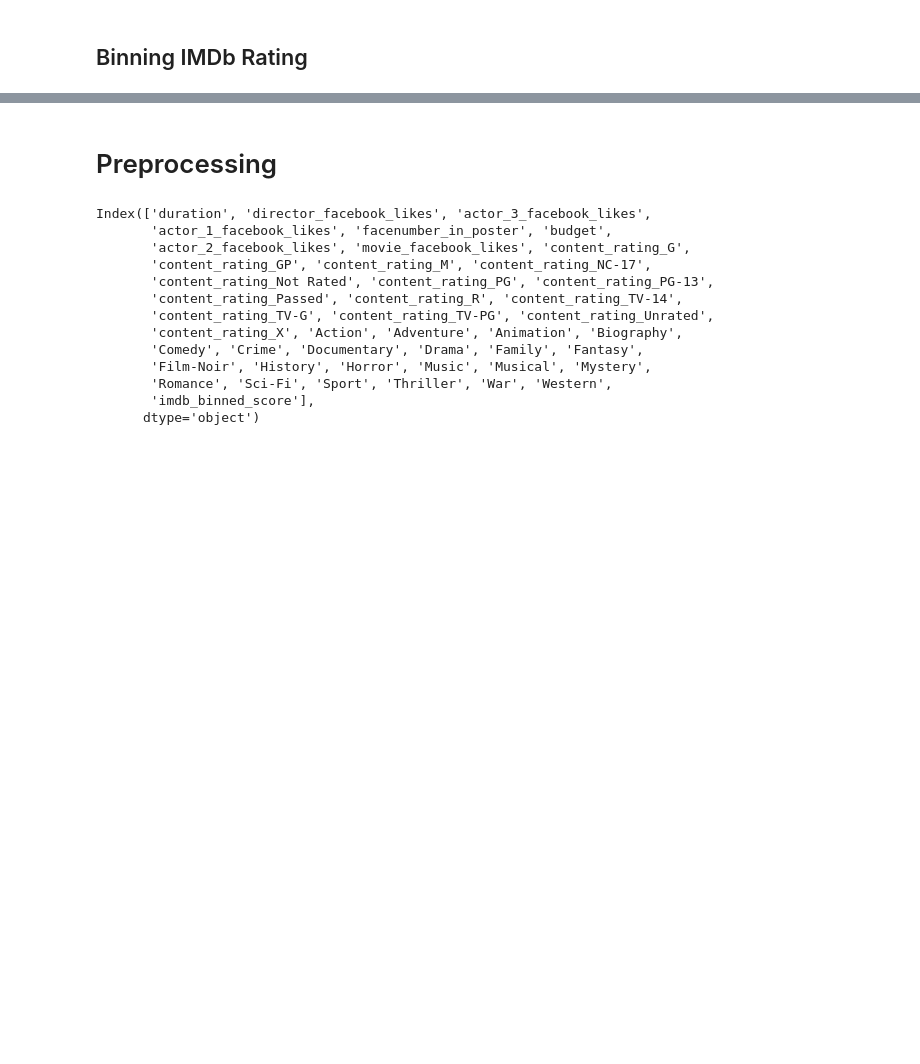
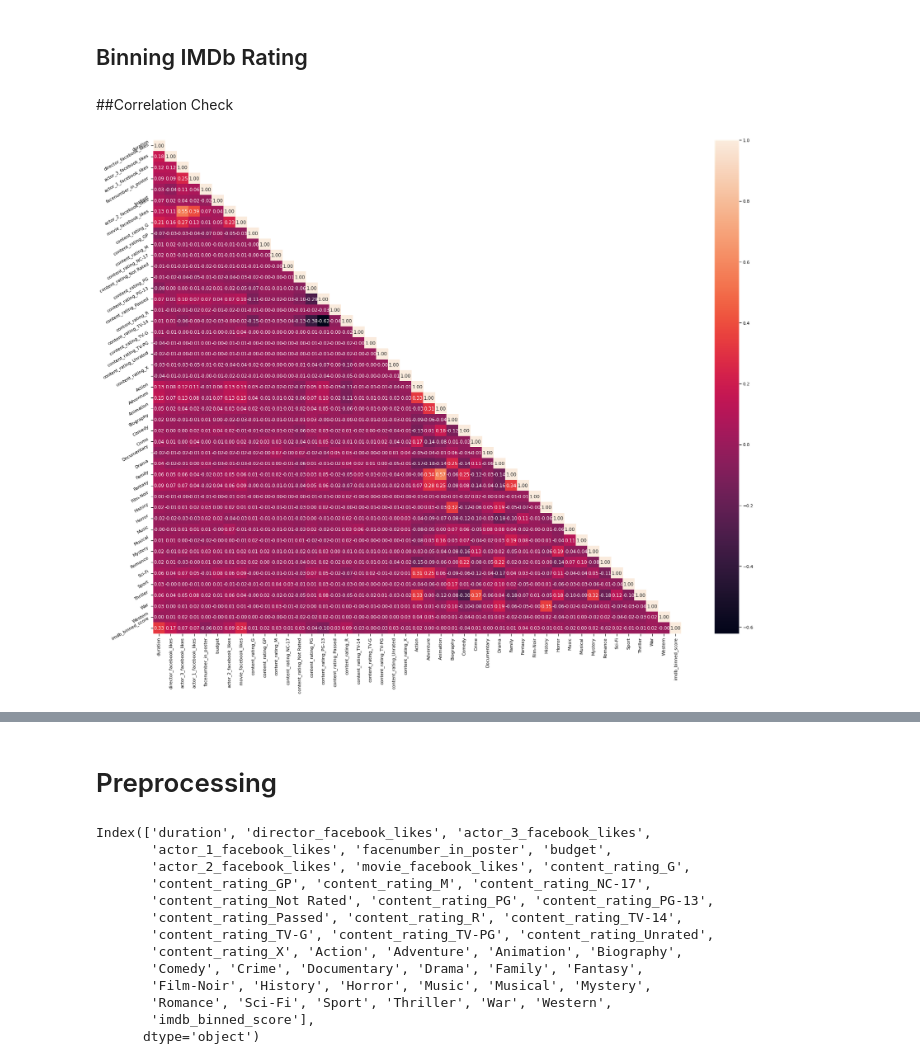
Before and after one commit to NuttharikaTht/MovieIMDbScoreModel, a Jupyter notebook: model.ipynb, the cells around one changed output, grey strips where cells are left out. Cells and saved outputs as stored; diff of their text form; code cells hidden in the pictures; blank space fills up the shorter version.

```diff
--- a/model.ipynb
+++ b/model.ipynb
@@ -345,3 +345,26 @@ dtype: object
 df = df1
 # %%
 df.drop('genres',axis=1,inplace=True)
+# %%
+df["Action"] = df["Action"].astype(str).astype(float)
+df["Adventure"] = df["Adventure"].astype(str).astype(float)
+df["Animation"] = df["Animation"].astype(str).astype(float)
+df["Biography"] = df["Biography"].astype(str).astype(float)
+df["Comedy"] = df["Comedy"].astype(str).astype(float)
+df["Crime"] = df["Crime"].astype(str).astype(float)
+df["Documentary"] = df["Documentary"].astype(str).astype(float)
+df["Drama"] = df["Drama"].astype(str).astype(float)
+df["Family"] = df["Family"].astype(str).astype(float)
+df["Fantasy"] = df["Fantasy"].astype(str).astype(float)
+df["Film-Noir"] = df["Film-Noir"].astype(str).astype(float)
+df["History"] = df["History"].astype(str).astype(float)
+df["Horror"] = df["Horror"].astype(str).astype(float)
+df["Music"] = df["Music"].astype(str).astype(float)
+df["Musical"] = df["Musical"].astype(str).astype(float)
+df["Mystery"] = df["Mystery"].astype(str).astype(float)
+df["Romance"] = df["Romance"].astype(str).astype(float)
+df["Sci-Fi"] = df["Sci-Fi"].astype(str).astype(float)
+df["Sport"] = df["Sport"].astype(str).astype(float)
+df["Thriller"] = df["Thriller"].astype(str).astype(float)
+df["War"] = df["War"].astype(str).astype(float)
+df["Western"] = df["Western"].astype(str).astype(float)
@@ -351,3 +394,18 @@ df.drop('genres',axis=1,inplace=True)
 df["imdb_binned_score"]=pd.cut(df['imdb_score'], bins=[0,4,6,8,10], right=True, labels=False)+1
 # %%
 df.drop('imdb_score',axis=1,inplace=True)
+# %% [markdown]
+##Correlation Check
+# %%
+corr =df.corr()
+# %%
+sns.set_context("notebook", font_scale=1.0, rc={"lines.linewidth": 2.5})
+plt.figure(figsize=(30,23))
+# create a mask so we only see the correlation values once
+mask = np.zeros_like(corr)
+mask[np.triu_indices_from(mask, 1)] = True
+a = sns.heatmap(corr,mask=mask, annot=True, fmt='.2f')
+rotx = a.set_xticklabels(a.get_xticklabels(), rotation=90)
+roty = a.set_yticklabels(a.get_yticklabels(), rotation=30)
+# %% [output]
+[figure, added]
```
Also changed, not shown: parts of 18 cells of this notebook.
